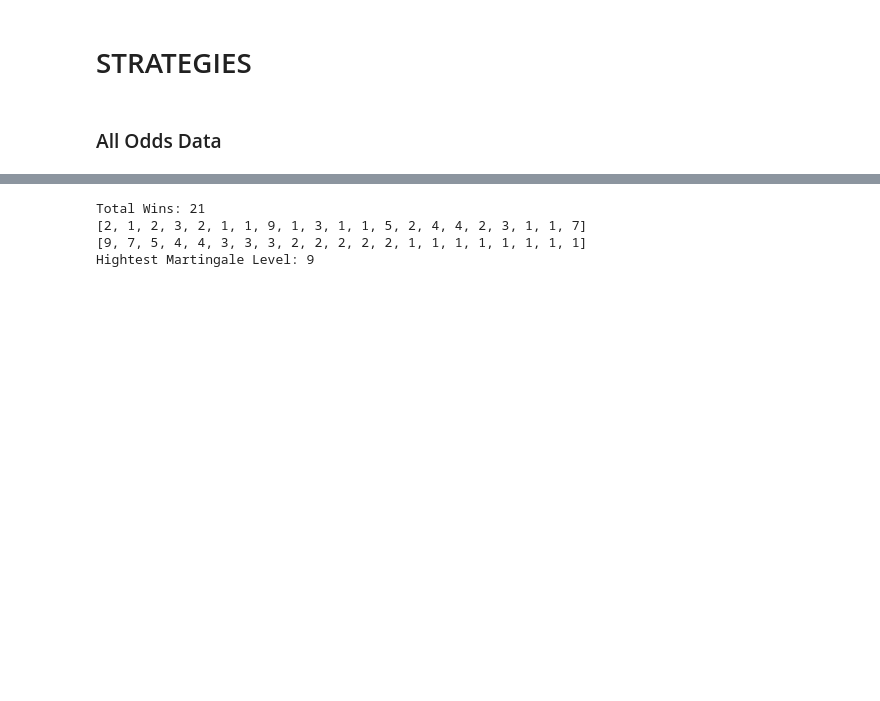
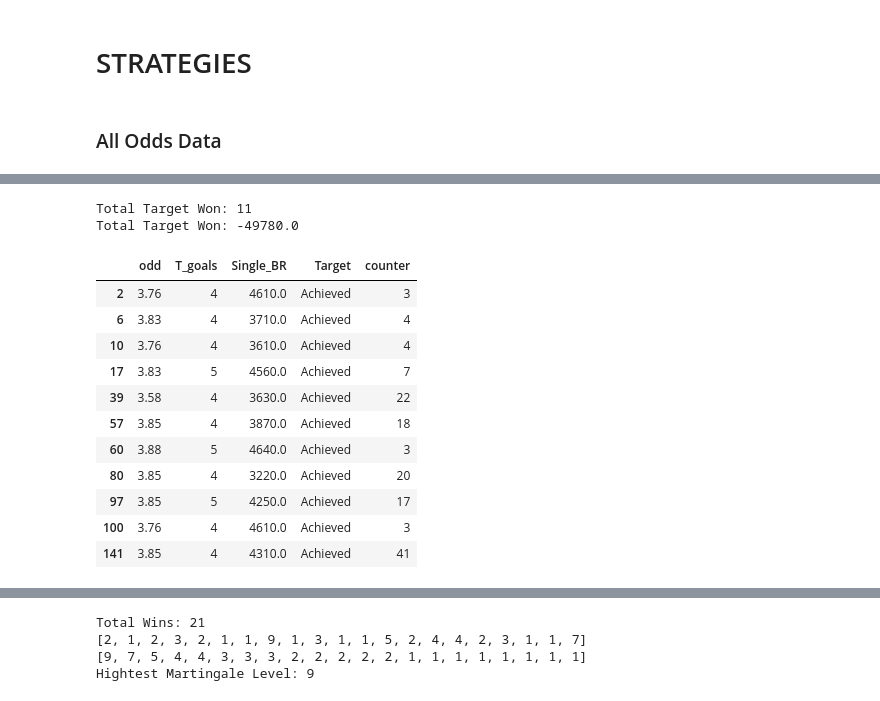
Before and after one commit to CJay-Cipher/virtual_football_league_predictor, a Jupyter notebook: strategy_analyzer.ipynb, the cells around one changed output, grey strips where cells are left out. Cells and saved outputs as stored; diff of their text form; code cells hidden in the pictures; blank space fills up the shorter version.

```diff
--- a/strategy_analyzer.ipynb
+++ b/strategy_analyzer.ipynb
@@ -59,0 +136,22 @@ Mean Odd: 3.7057377049180324
+# %%
+targe_count = df_new[df_new["Target"] == "Achieved"]
+print("Total Target Won:", len(targe_count))
+
+highest_loss_amount = df_new["Single_BR"].min()
+print("Total Target Won:", highest_loss_amount)
+targe_count
+# %% [output]
+Total Target Won: 11
+Total Target Won: -49780.0
+|  | odd | T_goals | Single_BR | Target | counter |
+| 2 | 3.76 | 4 | 4610.0 | Achieved | 3 |
+| 6 | 3.83 | 4 | 3710.0 | Achieved | 4 |
+| 10 | 3.76 | 4 | 3610.0 | Achieved | 4 |
+| 17 | 3.83 | 5 | 4560.0 | Achieved | 7 |
+| 39 | 3.58 | 4 | 3630.0 | Achieved | 22 |
+| 57 | 3.85 | 4 | 3870.0 | Achieved | 18 |
+| 60 | 3.88 | 5 | 4640.0 | Achieved | 3 |
+| 80 | 3.85 | 4 | 3220.0 | Achieved | 20 |
+| 97 | 3.85 | 5 | 4250.0 | Achieved | 17 |
+| 100 | 3.76 | 4 | 4610.0 | Achieved | 3 |
+| 141 | 3.85 | 4 | 4310.0 | Achieved | 41 |
```
Also changed, not shown: parts of 6 cells of this notebook, 2 other files.
